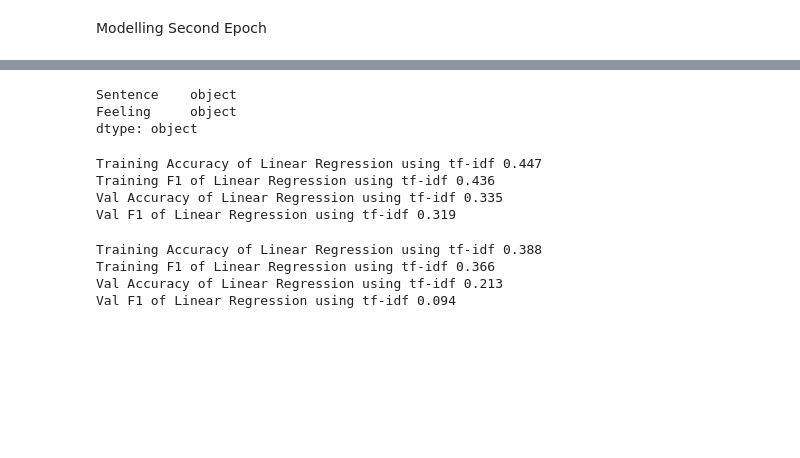
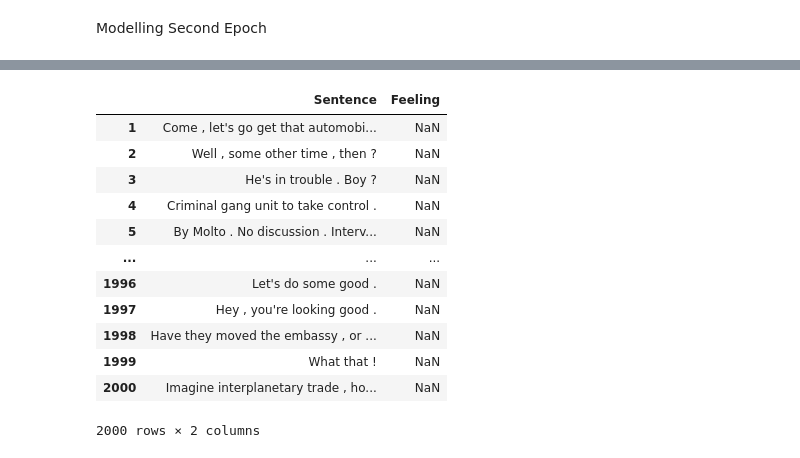
Before and after one commit to jorgedanielconde/TextMining, a Jupyter notebook: tm_notebook.ipynb, the cells around one changed output, grey strips where cells are left out. Drawn from its saved outputs; the diff is of its cells as text; code cells hidden in the pictures; blank space fills up the shorter version.

```diff
--- a/tm_notebook.ipynb
+++ b/tm_notebook.ipynb
@@ -782,60 +708,18 @@ dtype: object
-# %%
-train_data.dtypes
-# %% [output]
-Sentence    object
-Feeling     object
-dtype: object
-# %%
-data = bag_of_words(train_data, train_data)
-eval_data = bag_of_words(train_data, solutions)
-
-method = "tf-idf"
-model_used = 'Linear Regression'
-
-lr = LogisticRegression(C= 0.5, penalty = 'l1', solver = 'saga').fit(data, train_data['Feeling'])
-y_train = lr.predict(data)
-y_predict = lr.predict(eval_data)
-
-print(f"Training Accuracy of {model_used} using {method} %.3f"
-%accuracy_score(train_data['Feeling'], y_train))
-
-print(f"Training F1 of {model_used} using {method} %.3f"
-%f1_score(train_data['Feeling'], y_train, average = 'weighted'))
-
-print(f"Val Accuracy of {model_used} using {method} %.3f"
-%accuracy_score(solutions['Feeling'], y_predict.astype('int64')))
-
-print(f"Val F1 of {model_used} using {method} %.3f"
-%f1_score(solutions['Feeling'], y_predict.astype('int64'), average = 'weighted'))
-# %% [output]
-Training Accuracy of Linear Regression using tf-idf 0.447
-Training F1 of Linear Regression using tf-idf 0.436
-Val Accuracy of Linear Regression using tf-idf 0.335
-Val F1 of Linear Regression using tf-idf 0.319
-# %%
-data = n_grams(train_data, train_data)
-eval_data = n_grams(train_data, solutions)
-
-method = "tf-idf"
-model_used = 'Linear Regression'
-
-lr = LogisticRegression(C= 0.5, penalty = 'l1', solver = 'saga').fit(data, train_data['Feeling'])
-y_train = lr.predict(data)
-y_predict = lr.predict(eval_data)
-
-print(f"Training Accuracy of {model_used} using {method} %.3f"
-%accuracy_score(train_data['Feeling'], y_train))
-
-print(f"Training F1 of {model_used} using {method} %.3f"
-%f1_score(train_data['Feeling'], y_train, average = 'weighted'))
-
-print(f"Val Accuracy of {model_used} using {method} %.3f"
-%accuracy_score(solutions['Feeling'], y_predict.astype('int64')))
-
-print(f"Val F1 of {model_used} using {method} %.3f"
-%f1_score(solutions['Feeling'], y_predict.astype('int64'), average = 'weighted'))
-# %% [output]
-Training Accuracy of Linear Regression using tf-idf 0.388
-Training F1 of Linear Regression using tf-idf 0.366
-Val Accuracy of Linear Regression using tf-idf 0.213
-Val F1 of Linear Regression using tf-idf 0.094
+# %%
+test_set = get_data(r"C:\Users\conde\OneDrive\OneDrive Docs\Documents\Masters\2nd semester\Text Mining\Project\TextMining\test_set.txt")
+# %%
+test_set
+# %% [output]
+|  | Sentence | Feeling |
+| 1 | Come , let's go get that automobi... | NaN |
+| 2 | Well , some other time , then ? | NaN |
+| 3 | He's in trouble . Boy ? | NaN |
+| 4 | Criminal gang unit to take control . | NaN |
+| 5 | By Molto . No discussion . Interv... | NaN |
+| ... | ... | ... |
+| 1996 | Let's do some good . | NaN |
+| 1997 | Hey , you're looking good . | NaN |
+| 1998 | Have they moved the embassy , or ... | NaN |
+| 1999 | What that ! | NaN |
+| 2000 | Imagine interplanetary trade , ho... | NaN |
+2000 rows × 2 columns
```
Also changed, not shown: parts of 23 cells of this notebook, 1 other file.
